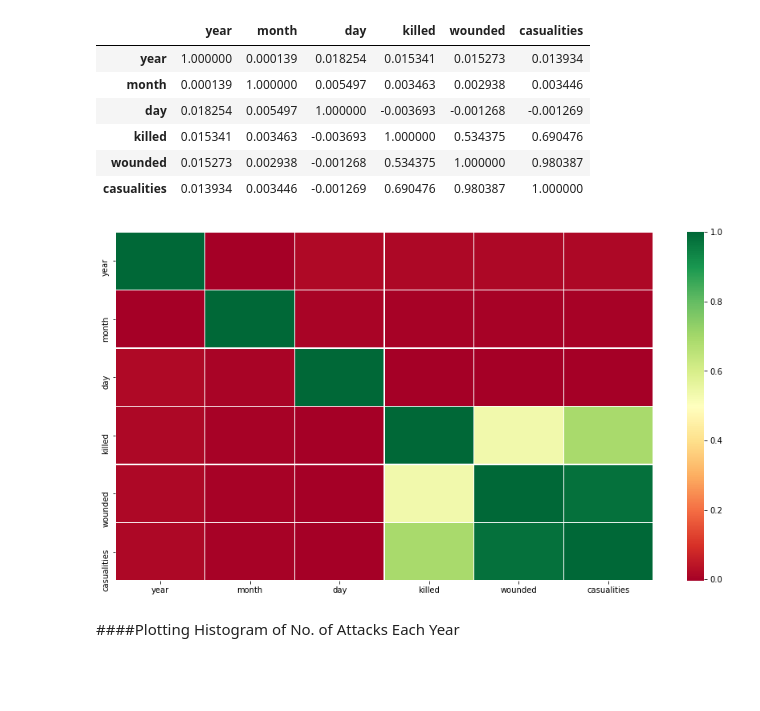
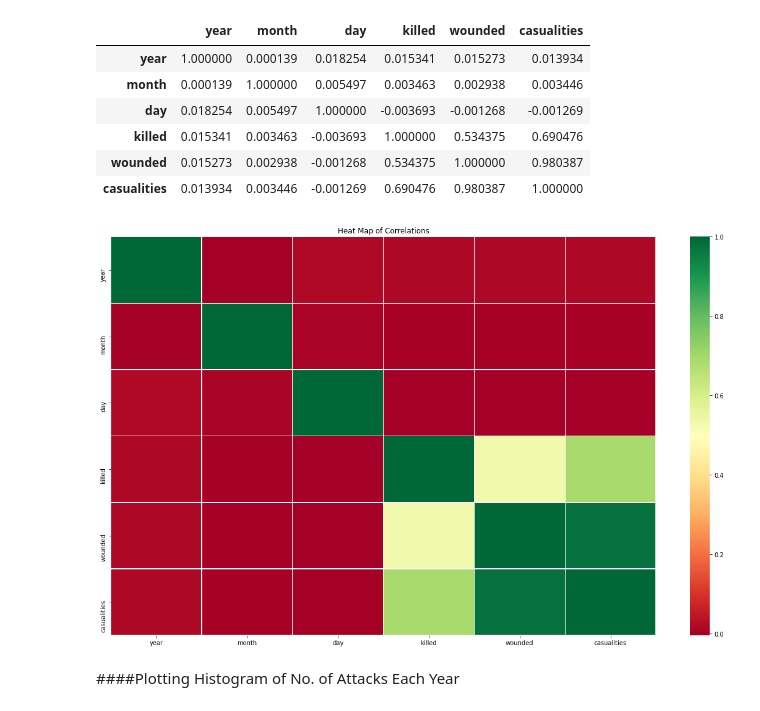
Before and after one commit to SyedHuzaifa007/The-Sparks-Foundation-Task-4, a Jupyter notebook: Exploratory_Analysis_Terrorism.ipynb, the cells around one changed output. Saved outputs shown, nothing was run; the diff lists cells and outputs as text; code cells hidden in the pictures; blank space fills up the shorter version.

```diff
--- a/Exploratory_Analysis_Terrorism.ipynb
+++ b/Exploratory_Analysis_Terrorism.ipynb
@@ -175,11 +175,12 @@ terror_df.corr()
 | casualities | 0.013934 | 0.003446 | -0.001269 | 0.690476 | 0.980387 | 1.000000 |
 # %%
 #Generating heatmap for correlation plot
-plt.figure(figsize=[15,8])
+plt.figure(figsize=[20,12])
 sns.heatmap(terror_df.corr(),cmap='RdYlGn', linewidths=0.4)
+plt.title("Heat Map of Correlations")
 plt.show()
 # %% [output]
-[figure, old version]
+[figure, new version]
 # %% [markdown]
 ####Plotting Histogram of No. of Attacks Each Year
 # %%
```
Also changed, not shown: parts of 3 cells of this notebook.
